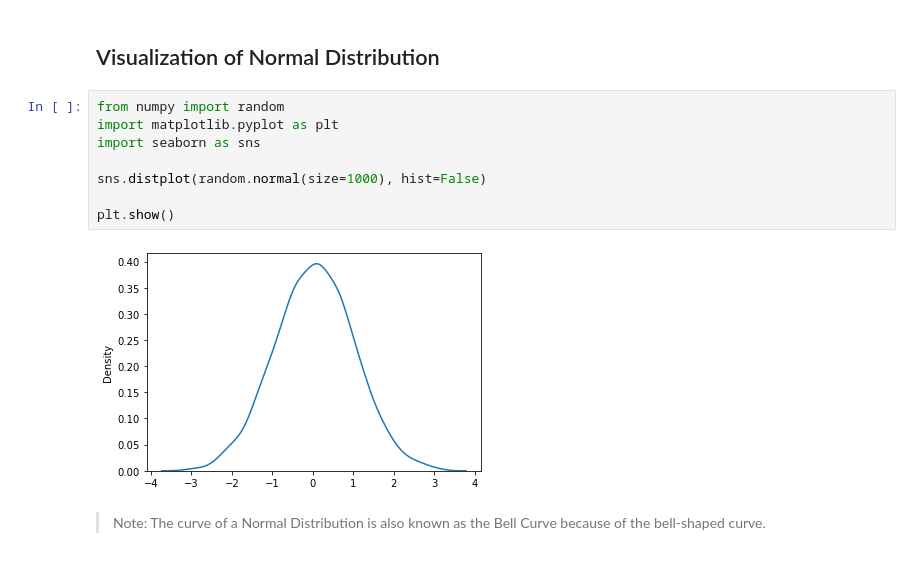
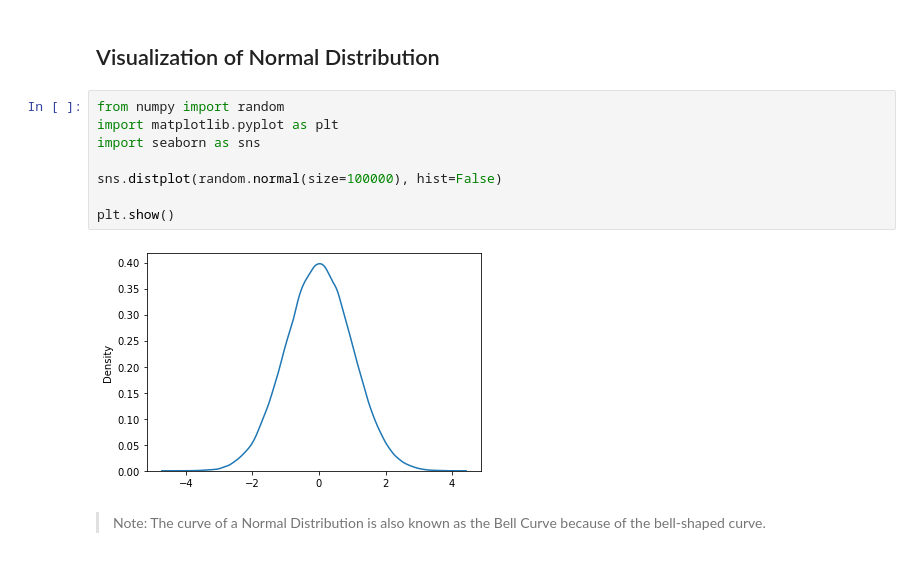
Before and after one commit to alex-abrehforoush/Homework, a Jupyter notebook: 7th sem/Foundations of Data Science/Python class/3/NumPy Tutorial.ipynb, the cells around one changed output. Cells and saved outputs as stored; diff of their text form.

```diff
--- a/7th sem/Foundations of Data Science/Python class/3/NumPy Tutorial.ipynb
+++ b/7th sem/Foundations of Data Science/Python class/3/NumPy Tutorial.ipynb
@@ -369,12 +317,12 @@ print(x)
 # %%
 from numpy import random
 import matplotlib.pyplot as plt
 import seaborn as sns
 
-sns.distplot(random.normal(size=1000), hist=False)
+sns.distplot(random.normal(size=100000), hist=False)
 
 plt.show()
 # %% [output]
-[figure, old version]
+[figure, new version]
 # %% [markdown]
 > Note: The curve of a Normal Distribution is also known as the Bell Curve because of the bell-shaped curve.
```
Also changed, not shown: parts of 29 cells of this notebook, 29 other files.
